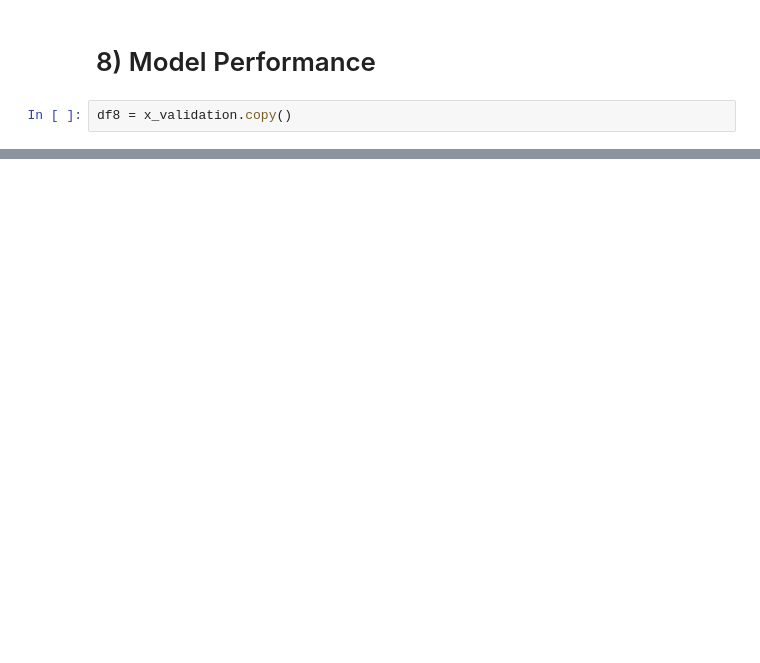
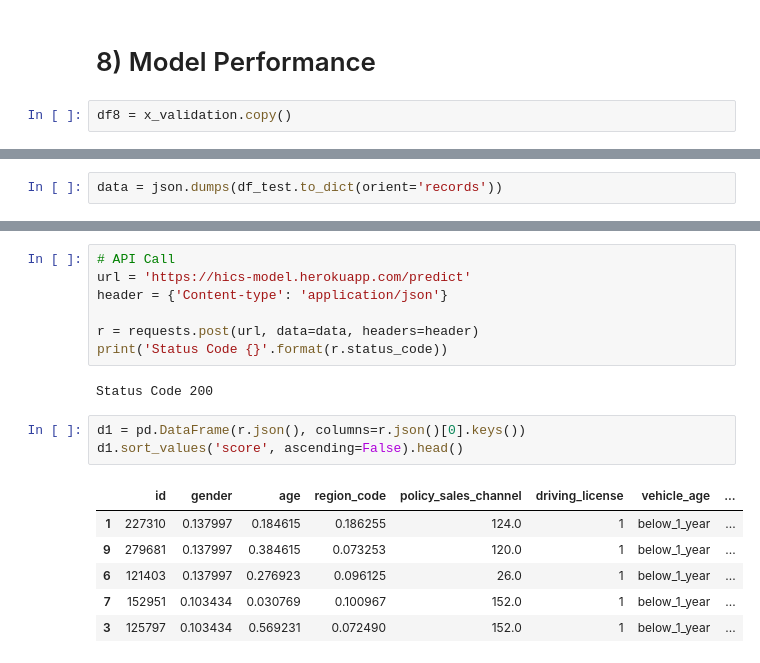
Before and after one commit to jaohenritm/Health-Insurance-Cross-Sell, a Jupyter notebook: notebook_analysis.ipynb, the cells around one changed output, grey strips where cells are left out. Saved outputs shown, nothing was run; the diff lists cells and outputs as text; blank space fills up the shorter version.

```diff
--- a/notebook_analysis.ipynb
+++ b/notebook_analysis.ipynb
@@ -616,0 +772,2 @@ Recall at K: 0.0010713520462824085
+# %%
+data = json.dumps(df_test.to_dict(orient='records'))
@@ -616,0 +778,19 @@ Recall at K: 0.0010713520462824085
+# %%
+# API Call
+url = 'https://hics-model.herokuapp.com/predict'
+header = {'Content-type': 'application/json'}
+
+r = requests.post(url, data=data, headers=header)
+print('Status Code {}'.format(r.status_code))
+# %% [output]
+Status Code 200
+# %%
+d1 = pd.DataFrame(r.json(), columns=r.json()[0].keys())
+d1.sort_values('score', ascending=False).head()
+# %% [output]
+|  | id | gender | age | region_code | policy_sales_channel | driving_license | vehicle_age | ... |
+| 1 | 227310 | 0.137997 | 0.184615 | 0.186255 | 124.0 | 1 | below_1_year | ... |
+| 9 | 279681 | 0.137997 | 0.384615 | 0.073253 | 120.0 | 1 | below_1_year | ... |
+| 6 | 121403 | 0.137997 | 0.276923 | 0.096125 | 26.0 | 1 | below_1_year | ... |
+| 7 | 152951 | 0.103434 | 0.030769 | 0.100967 | 152.0 | 1 | below_1_year | ... |
+| 3 | 125797 | 0.103434 | 0.569231 | 0.072490 | 152.0 | 1 | below_1_year | ... |
```
Also changed, not shown: parts of 22 cells of this notebook, 11 other files.
